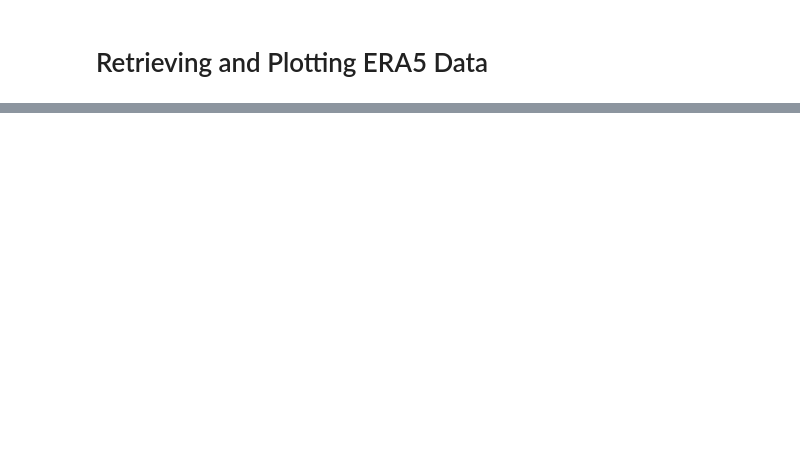
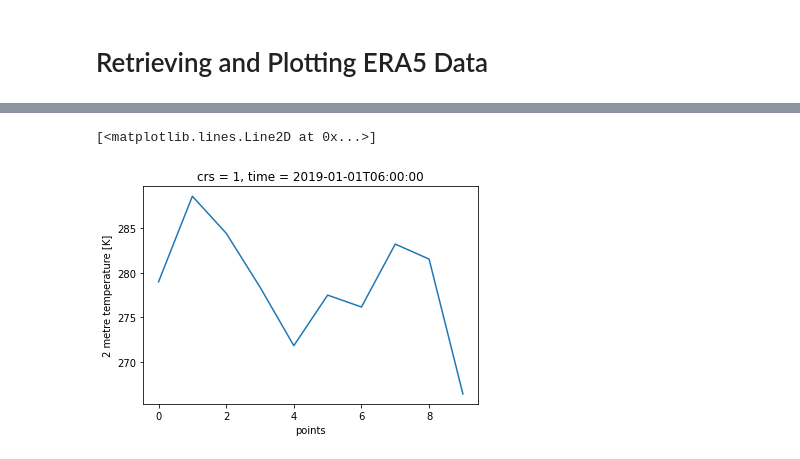
Before and after one commit to CMCC-Foundation/geokube, a Jupyter notebook: examples/plot/era5-simple-points.ipynb, the cells around one changed output, grey strips where cells are left out. Saved outputs shown, nothing was run; the diff lists cells and outputs as text; code cells hidden in the pictures; blank space fills up the shorter version.

```diff
--- a/examples/plot/era5-simple-points.ipynb
+++ b/examples/plot/era5-simple-points.ipynb
@@ -38 +109,6 @@ temperature
+# %%
+temperature.sel(time='2019-01-01T06').plot()
+# %% [output]
+[<matplotlib.lines.Line2D at 0x...>]
+[figure, added]
 # %%
```
Also changed, not shown: parts of 9 cells of this notebook, 1 other file.
